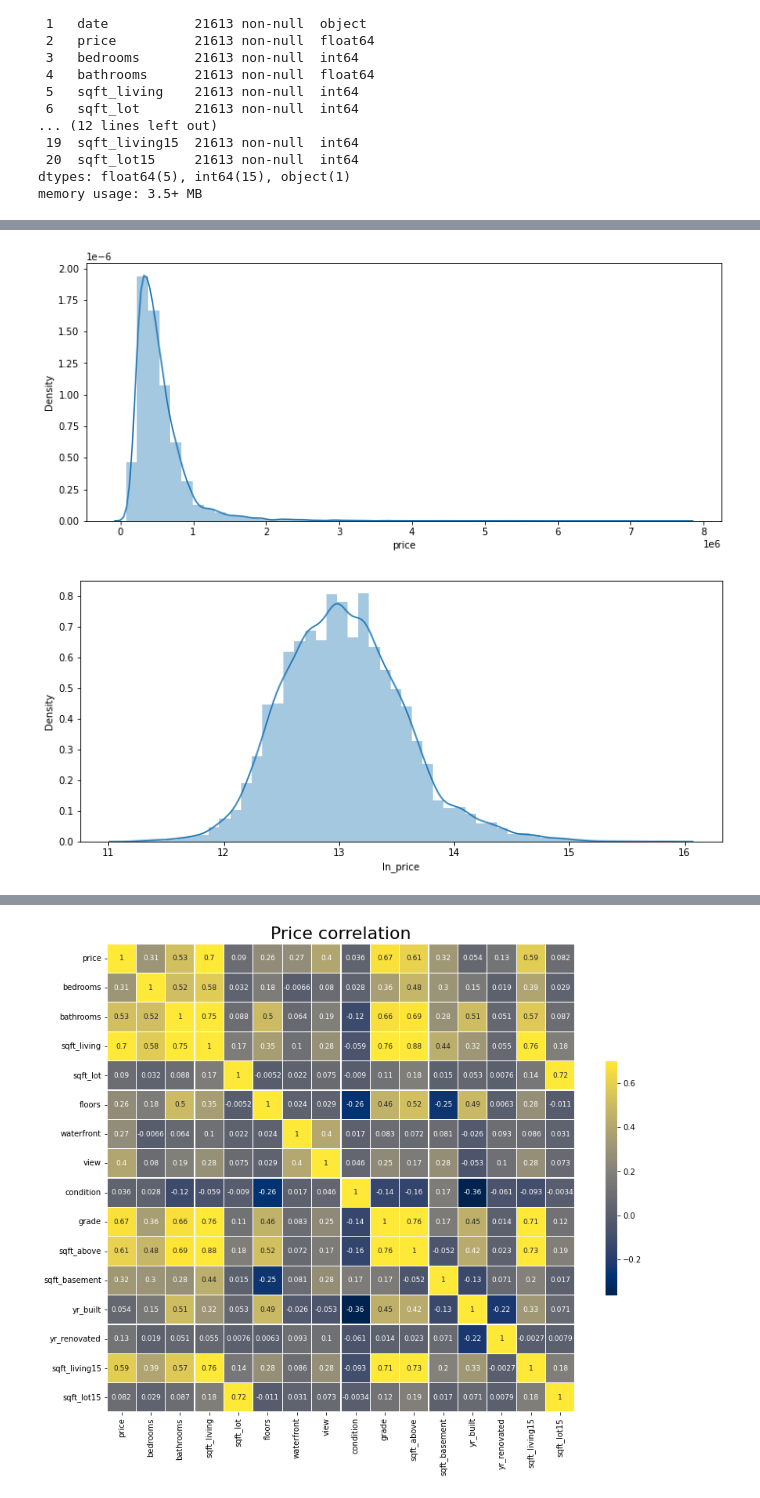
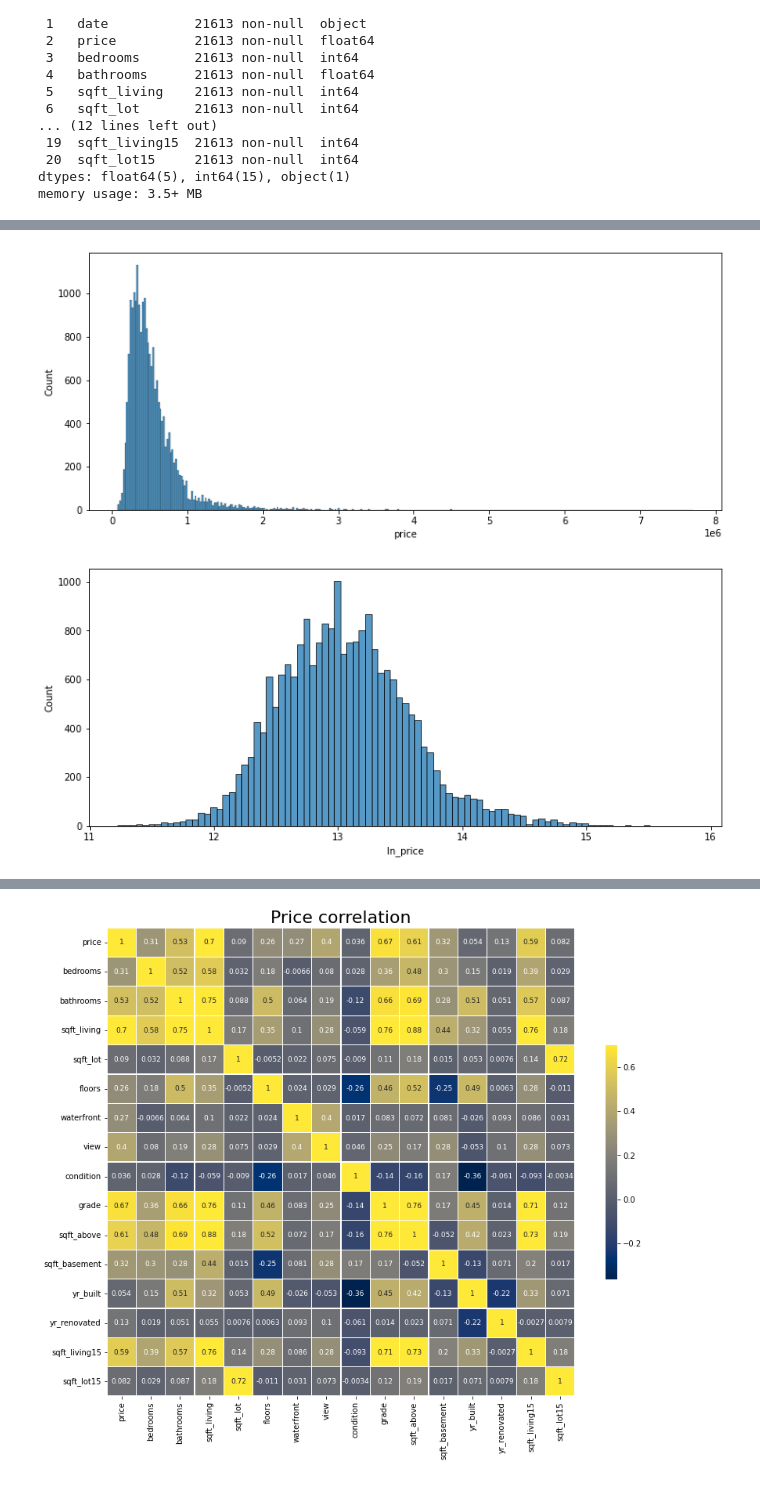
Before and after one commit to blazysecon/SDA_DS_class, a Jupyter notebook: practice/regression_housing_in_Seattle.ipynb, the cells around one changed output, grey strips where cells are left out. Saved outputs shown, nothing was run; the diff lists cells and outputs as text; code cells hidden in the pictures.

```diff
--- a/practice/regression_housing_in_Seattle.ipynb
+++ b/practice/regression_housing_in_Seattle.ipynb
@@ -57,19 +86,19 @@ df.describe()
 | 75% | 7308900445.000 | 645000.000 | 4.000 | 2.500 | 2550.000 | 10688.000 | 2.000 | 0.000 | 0.000 | 4.000 | ... |
 | max | 9900000190.000 | 7700000.000 | 33.000 | 8.000 | 13540.000 | 1651359.000 | 3.500 | 1.000 | 4.000 | 5.000 | ... |
 # %%
-plt.figure(figsize=(12,5))
-plt.tight_layout()
-sns.distplot(df['price'])
-plt.show()
+def plot_hist(x):
+    plt.figure(figsize=(12,5))
+    plt.tight_layout()
+    sns.histplot(x)
+    plt.show()
+
+plot_hist(df['price'])
 # %% [output]
-[figure, old version]
+[figure, new version]
 # %%
 df["ln_price"] = np.log(df.price)
 # %%
-plt.figure(figsize=(12,5))
-plt.tight_layout()
-sns.distplot(df['ln_price'])
-plt.show()
+plot_hist(df['ln_price'])
 # %% [output]
-[figure, old version]
+[figure, new version]
 # %%
```
Also changed, not shown: parts of 31 cells of this notebook, 1 other file.
